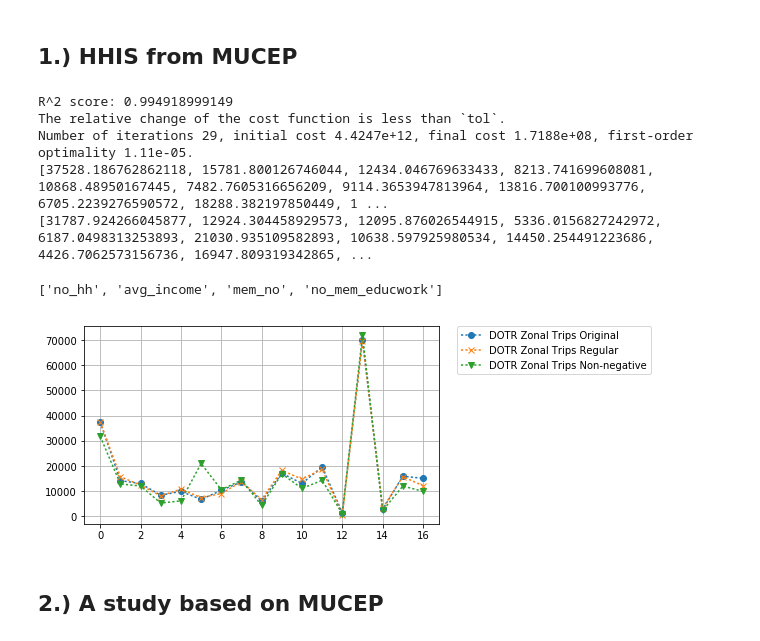
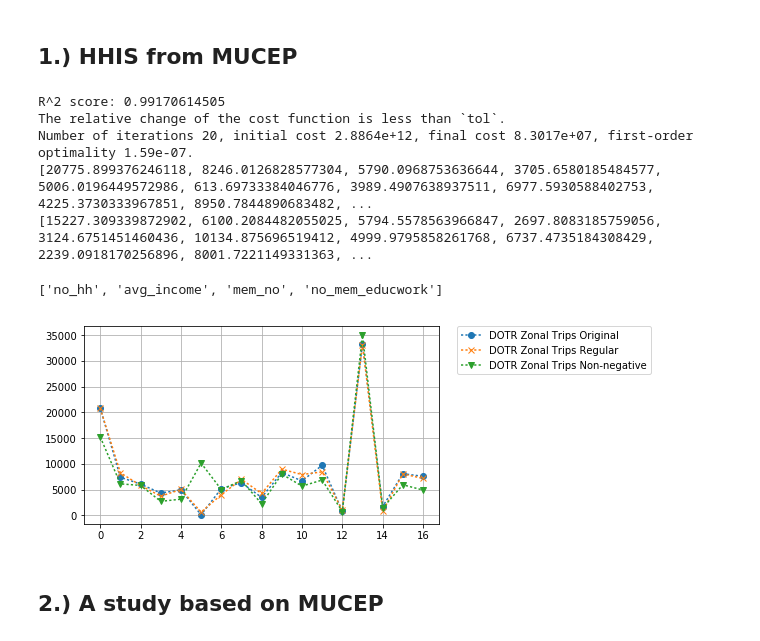
Before and after one commit to XGBXGB/Via_Travel_Demand, a Jupyter notebook: notebook/Travel Demand Via Latest NB2.ipynb, the cells around one changed output. Drawn from its saved outputs; the diff is of its cells as text; code cells hidden in the pictures.

```diff
--- a/notebook/Travel Demand Via Latest NB2.ipynb
+++ b/notebook/Travel Demand Via Latest NB2.ipynb
@@ -379,7 +379,7 @@ dummy_data_amenities.head()
 # %% [markdown]
 ## Collinearity Checking using Peasrson Correlation (correlation coefficient, 2-tailed p-value)
 # %%
-data_filepath = "DummyDataRegression.csv"
+data_filepath = "DummyDataRegression_revised.csv"
 regression = Regression(data_filepath)
 array = regression.getDataFrame().values
 print("All collinearities:")
@@ -1689,7 +1677,7 @@ fitted_production_model.predict(X_vals.iloc[0 , :].values.reshape(1,-1))[0]
 dep_col_name = "trips"
 selected_feature_names = ["no_hh","avg_income","mem_no","no_mem_educwork","comm_area",
                           "park_area","indu_area","agri_area","resi_area","util_area","othe_area"]
-data_filepath = "DummyDataRegression.csv"
+data_filepath = "DummyDataRegression_revised.csv"
 regression = Regression(data_filepath)
 X_vals = regression.getXVals(selected_feature_names)
 Y_vals = regression.getYVals(dep_col_name)
@@ -1718,44 +1706,44 @@ print(predictions2)
 #output:
 #[ 2.50e-07  6.93e-01]
 # %% [output]
-R^2 score: 0.994918999149
+R^2 score: 0.99170614505
 The relative change of the cost function is less than `tol`.
-Number of iterations 29, initial cost 4.4247e+12, final cost 1.7188e+08, first-order optimality 1.11e-05.
-[37528.186762862118, 15781.800126746044, 12434.046769633433, 8213.741699608081, 10868.48950167445, 7482.7605316656209, 9114.3653947813964, 13816.700100993776, 6705.2239276590572, 18288.382197850449, 1 ...
-[31787.924266045877, 12924.304458929573, 12095.876026544915, 5336.0156827242972, 6187.0498313253893, 21030.935109582893, 10638.597925980534, 14450.254491223686, 4426.7062573156736, 16947.809319342865, ...
+Number of iterations 20, initial cost 2.8864e+12, final cost 8.3017e+07, first-order optimality 1.59e-07.
+[20775.899376246118, 8246.0126828577304, 5790.0968753636644, 3705.6580185484577, 5006.0196449572986, 613.69733384046776, 3989.4907638937511, 6977.5930588402753, 4225.3730333967851, 8950.7844890683482, ...
+[15227.309339872902, 6100.2084482055025, 5794.5578563966847, 2697.8083185759056, 3124.6751451460436, 10134.875696519412, 4999.9795858261768, 6737.4735184308429, 2239.0918170256896, 8001.7221149331363, ...
 # %%
 dep_col_name = "trips"
-data_filepath = "DummyDataRegression.csv"
+data_filepath = "DummyDataRegression_revised.csv"
 regression = Regression(data_filepath)
 original_df  =  pd.read_csv(data_filepath, index_col=0)
 
 #fitted_production_model = regression.getFittedRegressionModel(selected_feature_names, dep_col_name)
 #fitted_production_model_attr = regression2.getFittedRegressionModel(selected_feature_names_attraction, dep_col_name)
 ##
 
 selected_feature_names = ["no_hh","avg_income","mem_no","no_mem_educwork"]
 landuse_names = ["comm_area","park_area", "indu_area","agri_area",
                          "resi_area", "util_area"]
 totalrmse = 0
 print(selected_feature_names)
 X_vals = regression.getXVals(selected_feature_names+landuse_names)
 Y_vals = regression.getYVals(dep_col_name)
 best_comb = []
 best_score = 0
 initialized = False
 
 fig = plt.figure(figsize=(14,8))
 ax1 = fig.add_subplot(221)
 ax1.grid()
 #hhisSum = sum(Y_vals.values)
 mark1 = ax1.plot(range(0, 17), Y_vals.values, label="DOTR Zonal Trips Original", ls="dotted", marker="o")
 mark1 = ax1.plot(range(0, 17), predictions, label="DOTR Zonal Trips Regular", ls="dotted", marker="x")
 mark1 = ax1.plot(range(0, 17), predictions2, label="DOTR Zonal Trips Non-negative", ls="dotted", marker="v")
 ax1.legend(bbox_to_anchor=(1.05, 1), loc=2, borderaxespad=0.)
 plt.show()
 # %% [output]
 ['no_hh', 'avg_income', 'mem_no', 'no_mem_educwork']
-[figure, old version]
+[figure, new version]
 # %% [markdown]
 ## 2.) A study based on MUCEP
 # %%
```
Also changed, not shown: parts of 19 cells of this notebook, 5 other files.
